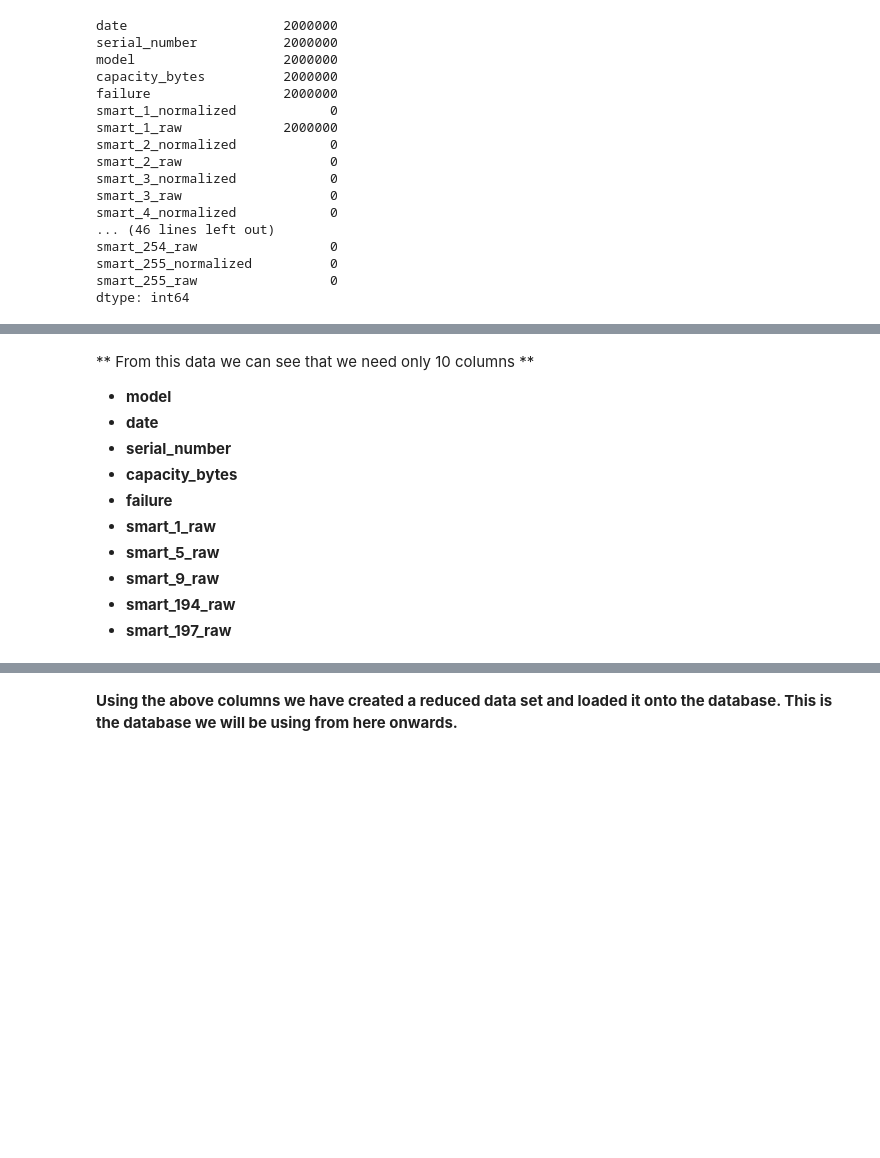
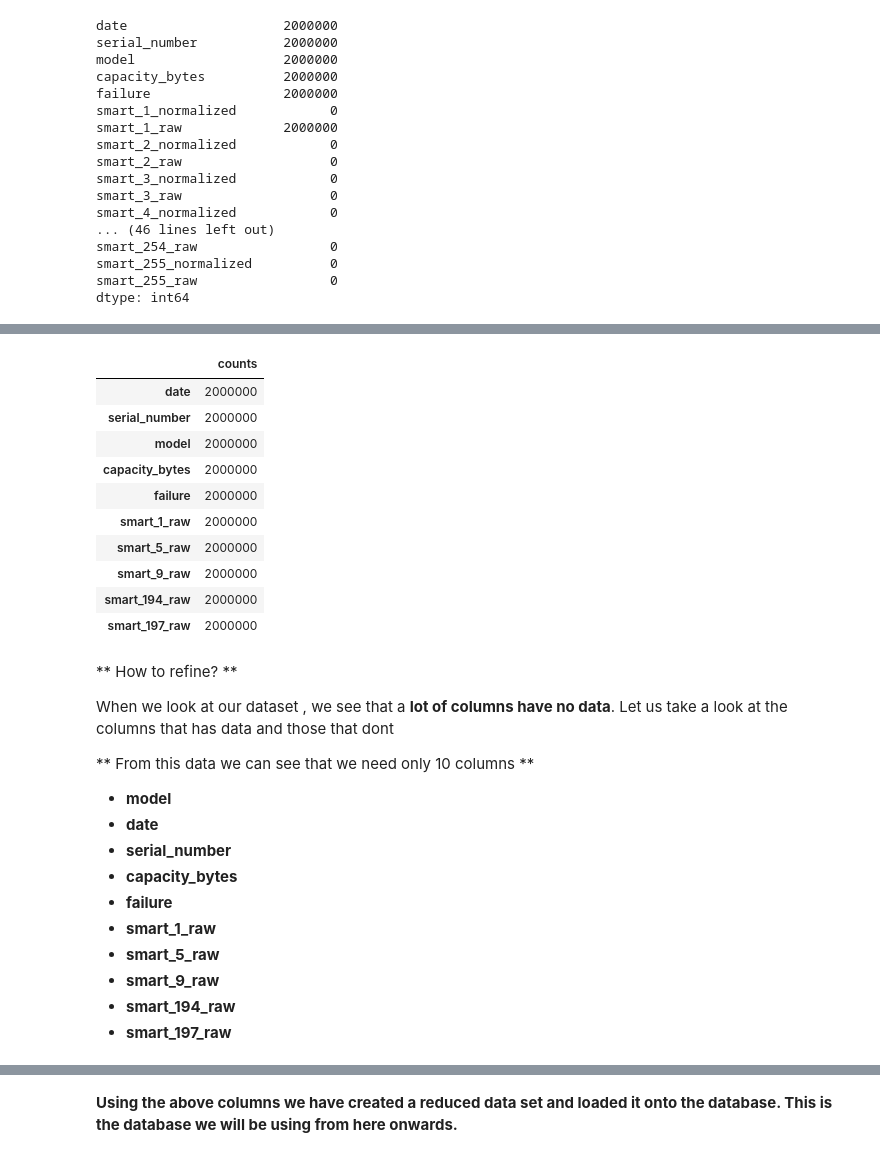
Before and after one commit to ababook/intro-python-data-science, a Jupyter notebook: hard-disk/Refine.ipynb, the cells around one changed output, grey strips where cells are left out. Saved outputs shown, nothing was run; the diff lists cells and outputs as text; code cells hidden in the pictures; blank space fills up the shorter version.

```diff
--- a/hard-disk/Refine.ipynb
+++ b/hard-disk/Refine.ipynb
@@ -20,7 +15,8 @@ import pandas as pd
 from sqlalchemy import create_engine
 import os
 # %%
-engine = create_engine('sqlite:////home/nischal/hard-disk.db')
+#engine = create_engine('sqlite:////home/nischal/hard-disk.db')
+engine = create_engine('sqlite://///Users/standy/hard-disk.db')
 # %%
 total_df = pd.read_sql_query(sql='''SELECT * from data limit 2000000''' ,con=engine)
 # %%
@@ -43,3 +39,5 @@ smart_254_raw                 0
 smart_255_normalized          0
 smart_255_raw                 0
 dtype: int64
+# %%
+total_count_df = pd.DataFrame(total_df.count(),columns=['counts'])
@@ -46,4 +53,23 @@ dtype: int64
+# %%
+total_count_df[total_count_df.counts > 0]
+# %% [output]
+|  | counts |
+| date | 2000000 |
+| serial_number | 2000000 |
+| model | 2000000 |
+| capacity_bytes | 2000000 |
+| failure | 2000000 |
+| smart_1_raw | 2000000 |
+| smart_5_raw | 2000000 |
+| smart_9_raw | 2000000 |
+| smart_194_raw | 2000000 |
+| smart_197_raw | 2000000 |
 # %% [markdown]
+** How to refine? **
+
+When we look at our dataset , we see that a **lot of columns have no data**.
+Let us take a look at the columns that has data and those that dont
+
 ** From this data we can see that we need only 10 columns **
 * **model**
 * **date**
```
Also changed, not shown: parts of 4 cells of this notebook, 3 other files.
